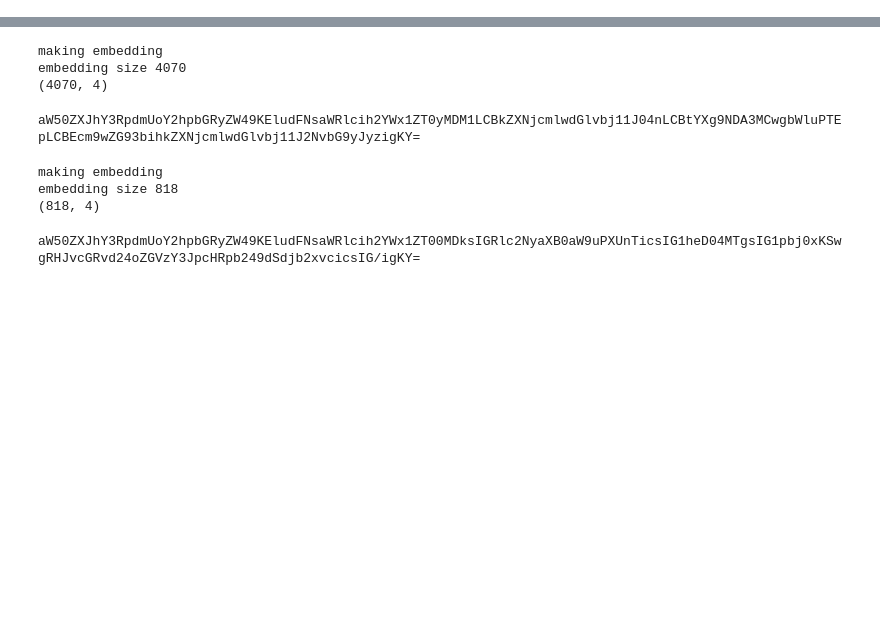
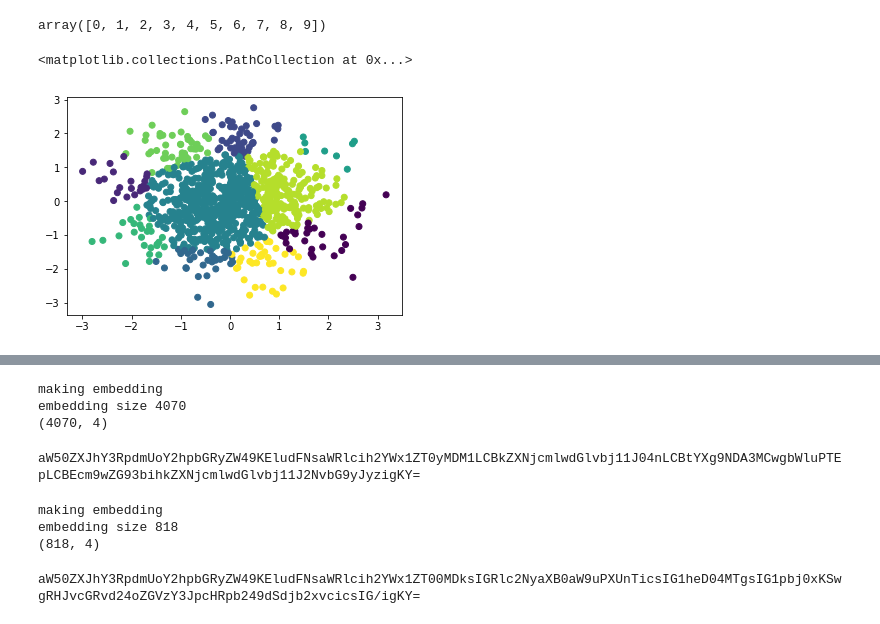
Before and after one commit to bendemeo/ample, a Jupyter notebook: grow_and_subset.ipynb, the cells around one changed output, grey strips where cells are left out. Drawn from its saved outputs; the diff is of its cells as text; code cells hidden in the pictures; blank space fills up the shorter version.

```diff
--- a/grow_and_subset.ipynb
+++ b/grow_and_subset.ipynb
@@ -9,2 +11,4 @@ from dataset import *
 
 os.chdir('/Users/bdemeo/Documents/bergerlab/lsh/ample')
+# %%
+rgauss = np.random.normal(0,1,size=(1000,2))
@@ -10,0 +31,2 @@ os.chdir('/Users/bdemeo/Documents/bergerlab/lsh/ample')
+# %%
+ssampler = FTSampler_exact(rgauss)
@@ -10,0 +47,4 @@ os.chdir('/Users/bdemeo/Documents/bergerlab/lsh/ample')
+# %%
+np.unique(ssampler.vcells)
+# %% [output]
+array([0, 1, 2, 3, 4, 5, 6, 7, 8, 9])
@@ -10,0 +53,5 @@ os.chdir('/Users/bdemeo/Documents/bergerlab/lsh/ample')
+# %%
+plt.scatter(rgauss[:,0],rgauss[:,1],c=ssampler.vcells)
+# %% [output]
+<matplotlib.collections.PathCollection at 0x...>
+[figure, added]
```
Also changed, not shown: parts of 7 cells of this notebook.
